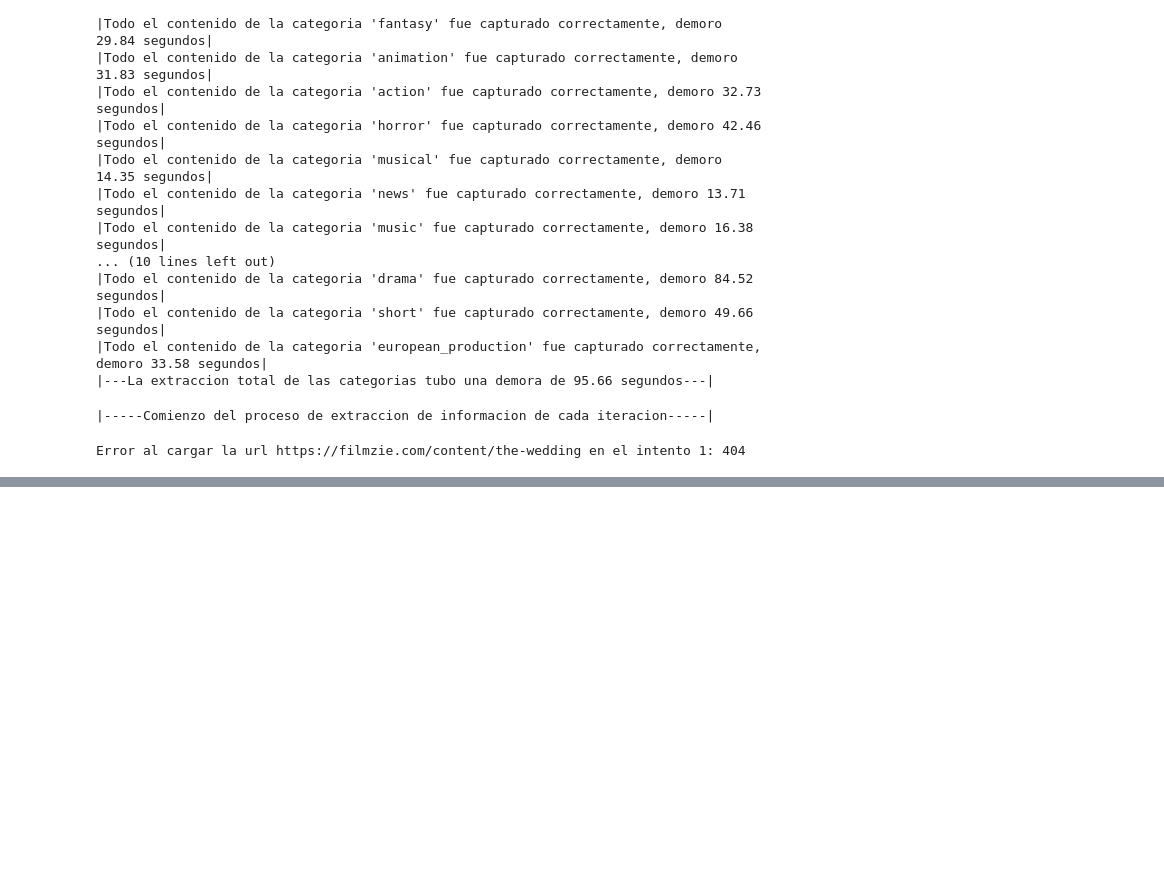
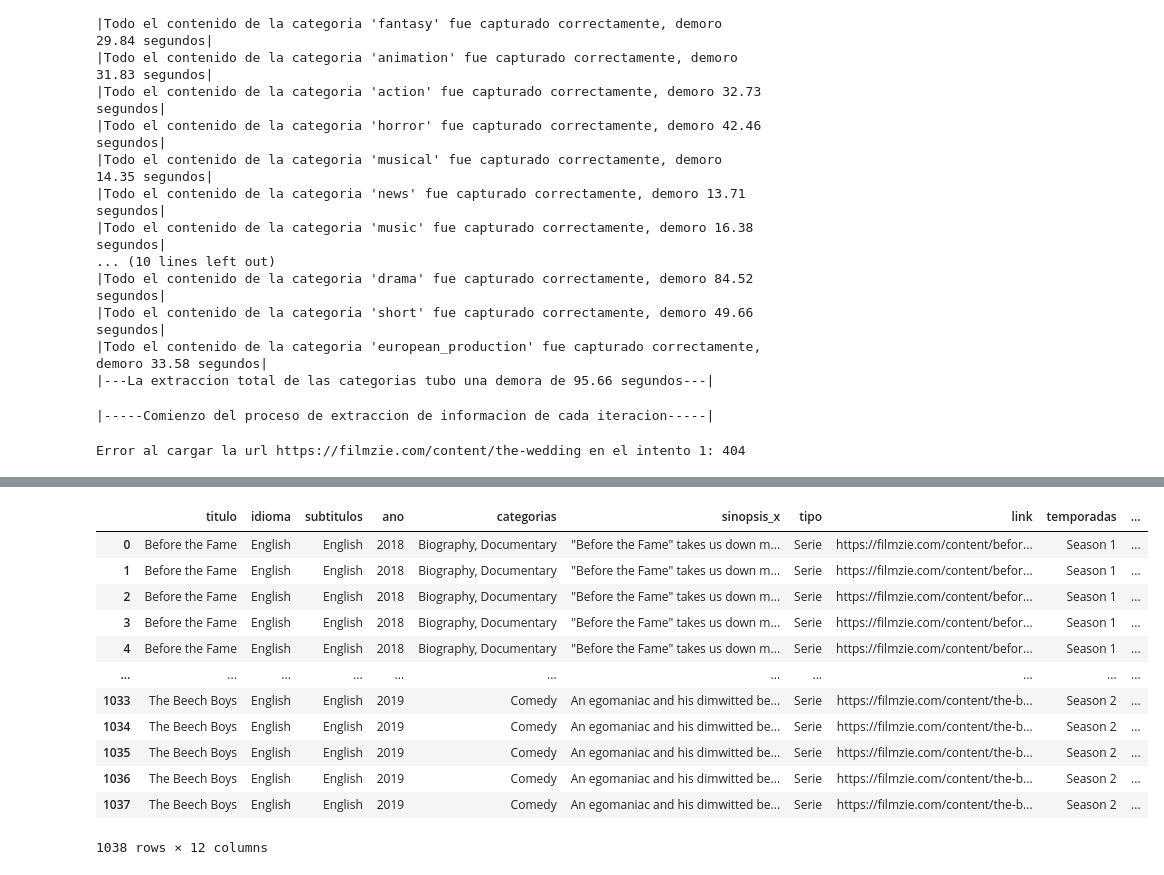
Before and after one commit to jonathancastillo185/Technical-Test, a Jupyter notebook: Scraping.ipynb, the cells around one changed output, grey strips where cells are left out. Drawn from its saved outputs; the diff is of its cells as text; code cells hidden in the pictures; blank space fills up the shorter version.

```diff
--- a/Scraping.ipynb
+++ b/Scraping.ipynb
@@ -225,3 +223,19 @@ df_2.head()
+# %%
+pd.read_csv("Bases_datos\series_completo.csv")
+# %% [output]
+|  | titulo | idioma | subtitulos | ano | categorias | sinopsis_x | tipo | link | temporadas | ... |
+| 0 | Before the Fame | English | English | 2018 | Biography, Documentary | "Before the Fame" takes us down m... | Serie | https://filmzie.com/content/befor... | Season 1 | ... |
+| 1 | Before the Fame | English | English | 2018 | Biography, Documentary | "Before the Fame" takes us down m... | Serie | https://filmzie.com/content/befor... | Season 1 | ... |
+| 2 | Before the Fame | English | English | 2018 | Biography, Documentary | "Before the Fame" takes us down m... | Serie | https://filmzie.com/content/befor... | Season 1 | ... |
+| 3 | Before the Fame | English | English | 2018 | Biography, Documentary | "Before the Fame" takes us down m... | Serie | https://filmzie.com/content/befor... | Season 1 | ... |
+| 4 | Before the Fame | English | English | 2018 | Biography, Documentary | "Before the Fame" takes us down m... | Serie | https://filmzie.com/content/befor... | Season 1 | ... |
+| ... | ... | ... | ... | ... | ... | ... | ... | ... | ... | ... |
+| 1033 | The Beech Boys | English | English | 2019 | Comedy | An egomaniac and his dimwitted be... | Serie | https://filmzie.com/content/the-b... | Season 2 | ... |
+| 1034 | The Beech Boys | English | English | 2019 | Comedy | An egomaniac and his dimwitted be... | Serie | https://filmzie.com/content/the-b... | Season 2 | ... |
+| 1035 | The Beech Boys | English | English | 2019 | Comedy | An egomaniac and his dimwitted be... | Serie | https://filmzie.com/content/the-b... | Season 2 | ... |
+| 1036 | The Beech Boys | English | English | 2019 | Comedy | An egomaniac and his dimwitted be... | Serie | https://filmzie.com/content/the-b... | Season 2 | ... |
+| 1037 | The Beech Boys | English | English | 2019 | Comedy | An egomaniac and his dimwitted be... | Serie | https://filmzie.com/content/the-b... | Season 2 | ... |
+1038 rows × 12 columns
 # %%
 series_descripcion = pd.merge(series,df_2, on="titulo", how="inner")
 series_descripcion.head()
```
Also changed, not shown: parts of 7 cells of this notebook, 12 other files.
